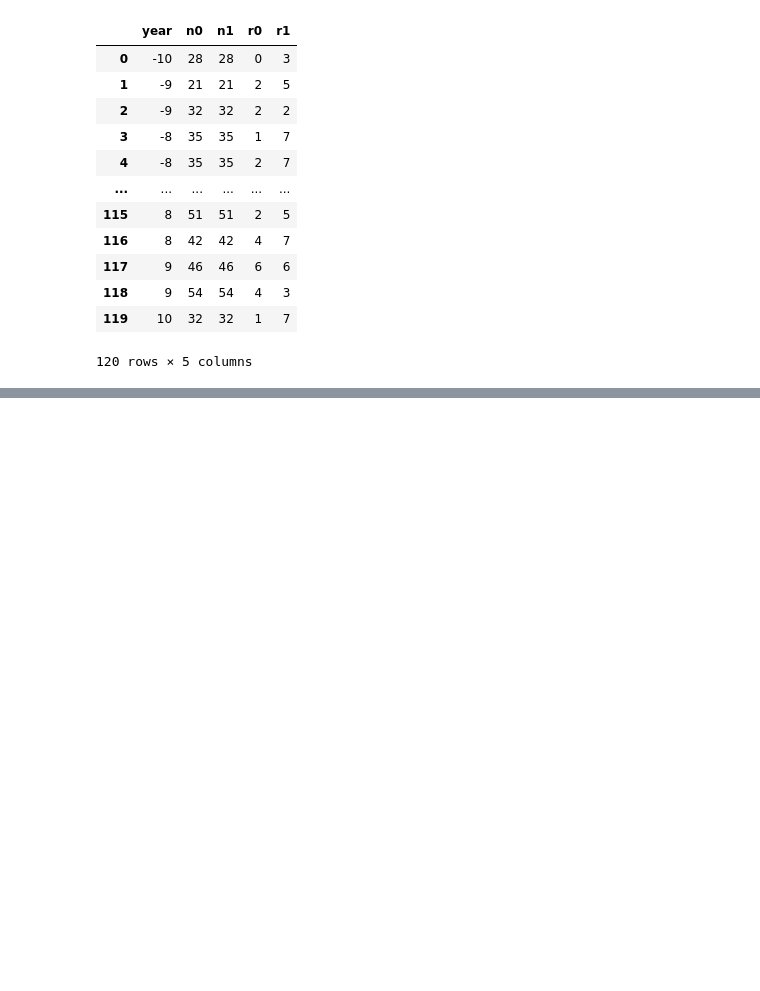
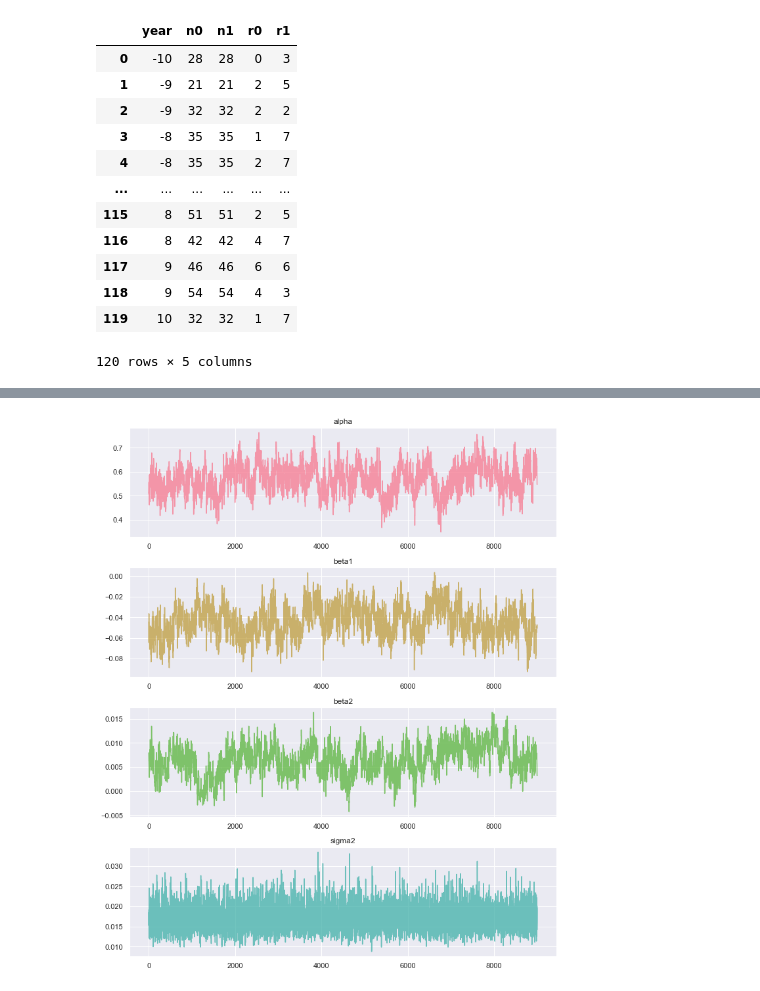
Before and after one commit to akoutit/BayesProjet1, a Jupyter notebook: Oxford.ipynb, the cells around one changed output, grey strips where cells are left out. Saved outputs shown, nothing was run; the diff lists cells and outputs as text; code cells hidden in the pictures; blank space fills up the shorter version.

```diff
--- a/Oxford.ipynb
+++ b/Oxford.ipynb
@@ -71,0 +215,19 @@ df
+# %%
+#number of chains
+nchain=10000
+chain4, b_chain, mu_chain = gibbs_sampling(nchain, df)
+# %%
+burn_in=1000
+#we discard the first 1000 as we consider them as burn in
+alpha = chain4[1000:,0]
+beta1 =  chain4[1000:,1]
+beta2 = chain4[1000:,2]
+sigma2 = chain4[1000:,3]
+sigma = np.sqrt(sigma2)
+
+#organizing the 4 parameters in one dataframe for later comparison with the results in the document
+results = pd.DataFrame()
+results['alpha']=alpha
+results['beta1']=beta1
+results['beta2']=beta2
+results['sigma']=sigma
@@ -71,0 +243,71 @@ df
+# %%
+import seaborn as sns
+import matplotlib.pyplot as plt
+import pandas as pd
+
+# Set the style for the plots and define custom color palette
+sns.set(style="darkgrid")
+custom_palette = sns.color_palette("husl")
+
+# Trace plots
+def plot_trace(chains, param_names, burn_in=0):
+    n_params = len(param_names)
+    fig, axes = plt.subplots(n_params, 1, figsize=(10, 3 * n_params))
+
+    for idx, ax in enumerate(axes):
+        ax.plot(chains[burn_in:, idx], color=custom_palette[idx], alpha=0.7)
+        ax.set_title(param_names[idx])
+
+    plt.tight_layout()
+    plt.show()
+
+# Histograms
+def plot_histograms(chains, param_names, burn_in=0):
+    n_params = len(param_names)
+    fig, axes = plt.subplots(n_params, 1, figsize=(10, 3 * n_params))
+
+    for idx, ax in enumerate(axes):
+        sns.histplot(chains[burn_in:, idx], kde=True, ax=ax, color=custom_palette[idx])
+        ax.set_title(param_names[idx])
+
+    plt.tight_layout()
+    plt.show()
+
+# Summary statistics
+def summarize_chains(chains, param_names, burn_in):
+    summary_df = pd.DataFrame(chains[burn_in:], columns=param_names).describe().transpose()
+    return summary_df
+
+# Boxplot and violinplot
+def plot_distributions(chains, param_names, burn_in, plot_type='boxplot', title=None):
+    melted_df = pd.DataFrame(chains[burn_in:], columns=param_names).melt(var_name='Parameter', value_name='Value')
+    plt.figure(figsize=(12, 6))
+    if plot_type == 'boxplot':
+        sns.boxplot(x='Parameter', y='Value', data=melted_df, palette=custom_palette)
+    elif plot_type == 'violinplot':
+        sns.violinplot(x='Parameter', y='Value', data=melted_df, inner="quartile", palette=custom_palette)
+    if title:
+        plt.title(title)
+    plt.xticks(rotation=90)
+    plt.tight_layout()
+    plt.show()
+
+# Plot trace plots and histograms for alpha, beta1, beta2, sigma2
+param_names = ['alpha', 'beta1', 'beta2', 'sigma2']
+plot_trace(chain4, param_names, burn_in)
+plot_histograms(chain4, param_names, burn_in)
+
+#number of stratas
+N = df.shape[0]
+
+# Plot boxplot and violinplot for b components
+b_param_names = [f'b_{i}' for i in range(N)]
+plot_distributions(b_chain, b_param_names, burn_in, plot_type='boxplot', title="Box plot for b components")
+plot_distributions(b_chain, b_param_names, burn_in, plot_type='violinplot', title="Violin plot for b components")
+
+# Plot boxplot and violinplot for mu components
+mu_param_names = [f'mu_{i}' for i in range(N)]
+plot_distributions(mu_chain, mu_param_names, burn_in, plot_type='boxplot', title="Box plot for mu components")
+plot_distributions(mu_chain, mu_param_names, burn_in, plot_type='violinplot', title="Violin plot for mu components")
+# %% [output]
+[figure, added]
```
Also changed, not shown: parts of 13 cells of this notebook.
